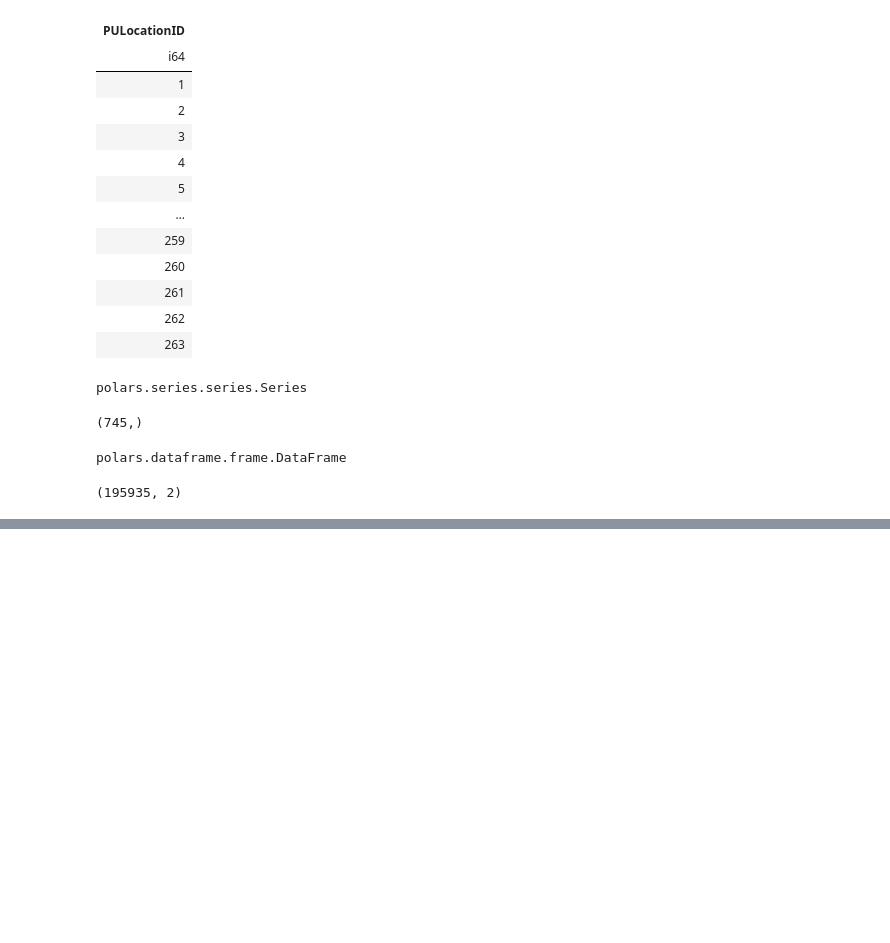
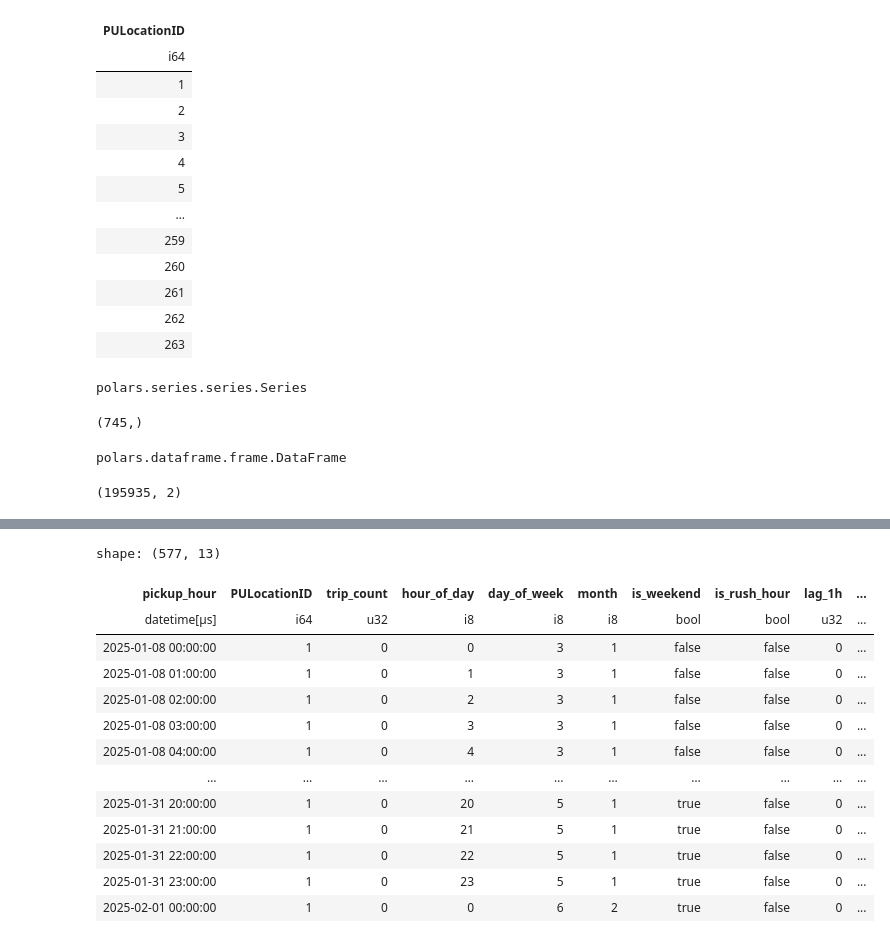
Before and after one commit to anjaneyajavvadi/Ride-Demand-Prediction-System, a Jupyter notebook: notebooks/v1.ipynb, the cells around one changed output, grey strips where cells are left out. Cells and saved outputs as stored; diff of their text form; code cells hidden in the pictures; blank space fills up the shorter version.

```diff
--- a/notebooks/v1.ipynb
+++ b/notebooks/v1.ipynb
@@ -240,0 +297,19 @@ result.shape
+# %%
+featured_df.filter(
+    pl.col("PULocationID") == 1
+)
+# %% [output]
+shape: (577, 13)
+| pickup_hour | PULocationID | trip_count | hour_of_day | day_of_week | month | is_weekend | is_rush_hour | lag_1h | ... |
+| datetime[μs] | i64 | u32 | i8 | i8 | i8 | bool | bool | u32 | ... |
+| 2025-01-08 00:00:00 | 1 | 0 | 0 | 3 | 1 | false | false | 0 | ... |
+| 2025-01-08 01:00:00 | 1 | 0 | 1 | 3 | 1 | false | false | 0 | ... |
+| 2025-01-08 02:00:00 | 1 | 0 | 2 | 3 | 1 | false | false | 0 | ... |
+| 2025-01-08 03:00:00 | 1 | 0 | 3 | 3 | 1 | false | false | 0 | ... |
+| 2025-01-08 04:00:00 | 1 | 0 | 4 | 3 | 1 | false | false | 0 | ... |
+| … | … | … | … | … | … | … | … | … | ... |
+| 2025-01-31 20:00:00 | 1 | 0 | 20 | 5 | 1 | true | false | 0 | ... |
+| 2025-01-31 21:00:00 | 1 | 0 | 21 | 5 | 1 | true | false | 0 | ... |
+| 2025-01-31 22:00:00 | 1 | 0 | 22 | 5 | 1 | true | false | 0 | ... |
+| 2025-01-31 23:00:00 | 1 | 0 | 23 | 5 | 1 | true | false | 0 | ... |
+| 2025-02-01 00:00:00 | 1 | 0 | 0 | 6 | 2 | true | false | 0 | ... |
```
Also changed, not shown: parts of 18 cells of this notebook, 2 other files.
